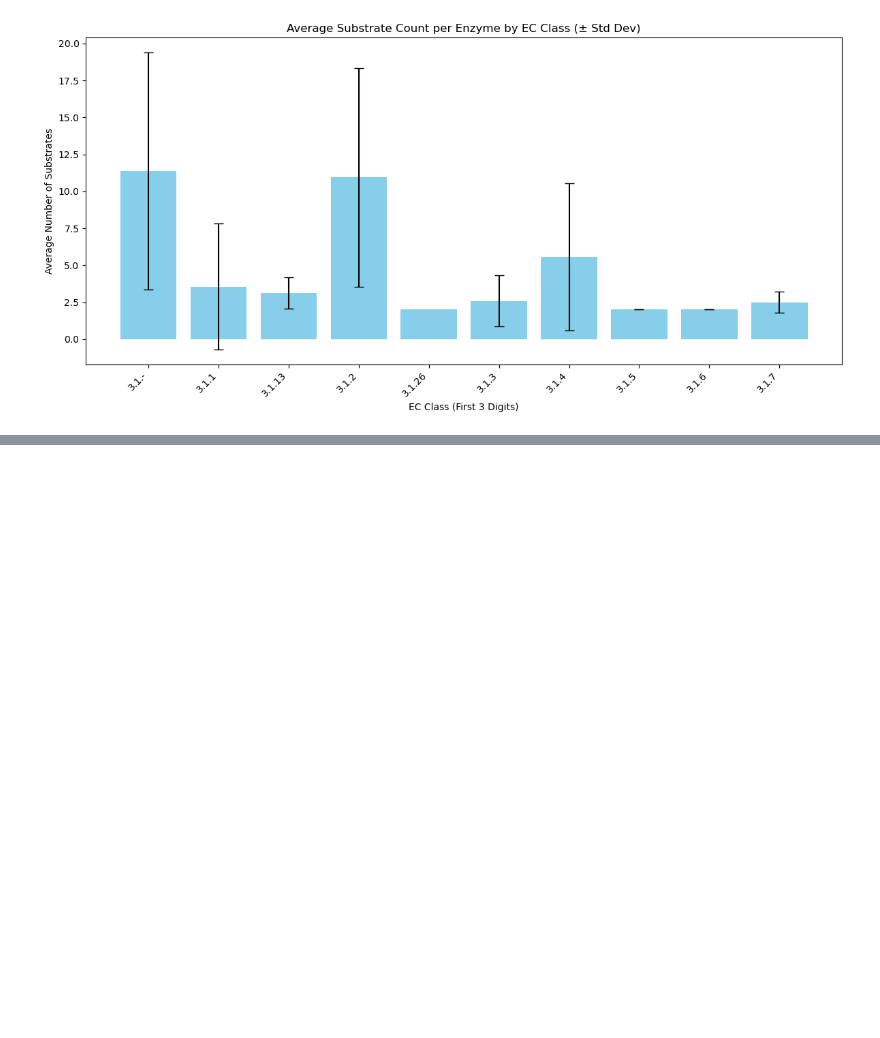
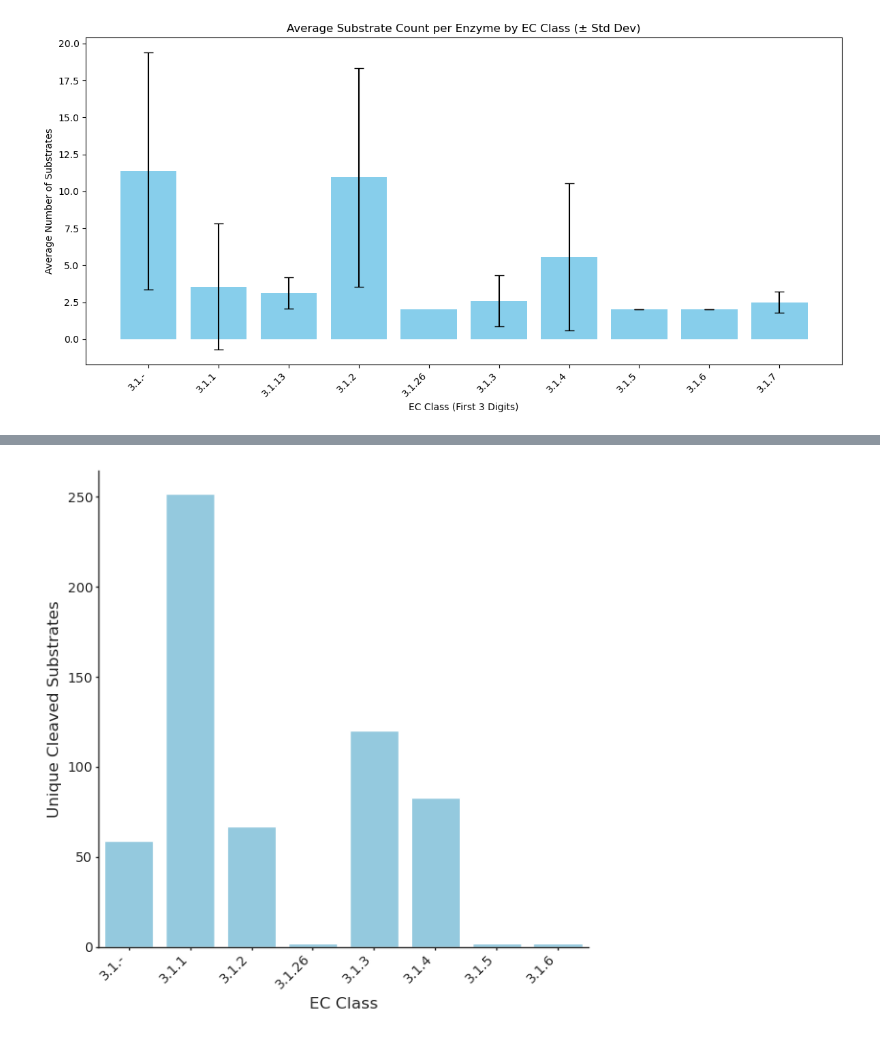
Before and after one commit to HelenSchmid/masterthesis, a Jupyter notebook: manuscript/N5_create_train_test_splits.ipynb, the cells around one changed output, grey strips where cells are left out. Saved outputs shown, nothing was run; the diff lists cells and outputs as text; code cells hidden in the pictures; blank space fills up the shorter version.

```diff
--- a/manuscript/N5_create_train_test_splits.ipynb
+++ b/manuscript/N5_create_train_test_splits.ipynb
@@ -335,3 +363,79 @@ plt.tight_layout()
 plt.show()
 # %% [output]
 [figure]
+# %%
+plt.rcParams['svg.fonttype'] = 'none'  # Ensure text is saved as text
+plt.rcParams['figure.figsize'] = (3,3)
+sns.set(rc={'figure.figsize': (3,3), 'font.family': 'sans-serif', 'font.sans-serif': 'Arial', 'font.size': 12},
+        style='ticks')
+
+def clean_plt(ax):
+    ax.tick_params(direction='out', length=2, width=1.0)
+    ax.spines['bottom'].set_linewidth(1.0)
+    ax.spines['top'].set_linewidth(0)
+    ax.spines['left'].set_linewidth(1.0)
+    ax.spines['right'].set_linewidth(0)
+    ax.tick_params(labelsize=10.0)
+    ax.tick_params(axis='x', which='major', pad=2.0)
+    ax.tick_params(axis='y', which='major', pad=2.0)
+    return ax
+# %%
+import pandas as pd
+import matplotlib.pyplot as plt
+from rdkit import Chem
+import seaborn as sns
+
+df = pd.read_pickle('/nvme2/helen/masterthesis/manuscript/mmseqs2/promiscuous_esterases_mmseqs2_0p95_similarity.pkl')
+
+# Extract EC class (first 3 digits of EC number)
+df['EC_prefix'] = df['EC number'].apply(
+    lambda x: '.'.join(x.split('.')[:3]) if isinstance(x, str) else None
+)
+
+# Canonicalize cleaved substrate SMILES
+df['canonical_cleaved_substrate'] = df['cleaved_substrate'].apply(
+    lambda smi: Chem.MolToSmiles(Chem.MolFromSmiles(smi)) if isinstance(smi, str) else None
+)
+
+# Drop any rows with invalid data
+df_filtered = df.dropna(subset=['canonical_cleaved_substrate', 'EC_prefix'])
+
+# Count unique cleaved substrates per EC class
+unique_cleaved_counts = (
+    df_filtered.groupby('EC_prefix')['canonical_cleaved_substrate']
+    .nunique()
+    .reset_index(name='unique_cleaved_substrate_count')
+)
+
+
+# Set global plot styles
+plt.rcParams['svg.fonttype'] = 'none'
+plt.rcParams['figure.figsize'] = (3, 3)
+sns.set(
+    rc={'figure.figsize': (6, 6), 'font.family': 'sans-serif',
+        'font.sans-serif': 'Arial', 'font.size': 12},
+    style='ticks'
+)
+
+# Plotting
+fig, ax = plt.subplots()
+sns.barplot(
+    data=unique_cleaved_counts,
+    x='EC_prefix',
+    y='unique_cleaved_substrate_count',
+    color='skyblue',
+    ax=ax
+)
+
+ax.set_ylabel('Unique Cleaved Substrates', fontsize=12)
+ax.set_xlabel('EC Class', fontsize=12)
+ax.set_title('', fontsize=12)
+ax.set_xticklabels(ax.get_xticklabels(), rotation=45, ha='right')
+ax.tick_params(labelsize=8.0)
+
+# Apply custom axis styling
+clean_plt(ax)
+
+plt.tight_layout()
+plt.show()
+# %% [output]
@@ -337,0 +459 @@ plt.show()
+[figure, added]
```
Also changed, not shown: parts of 5 cells of this notebook, 6 other files.
